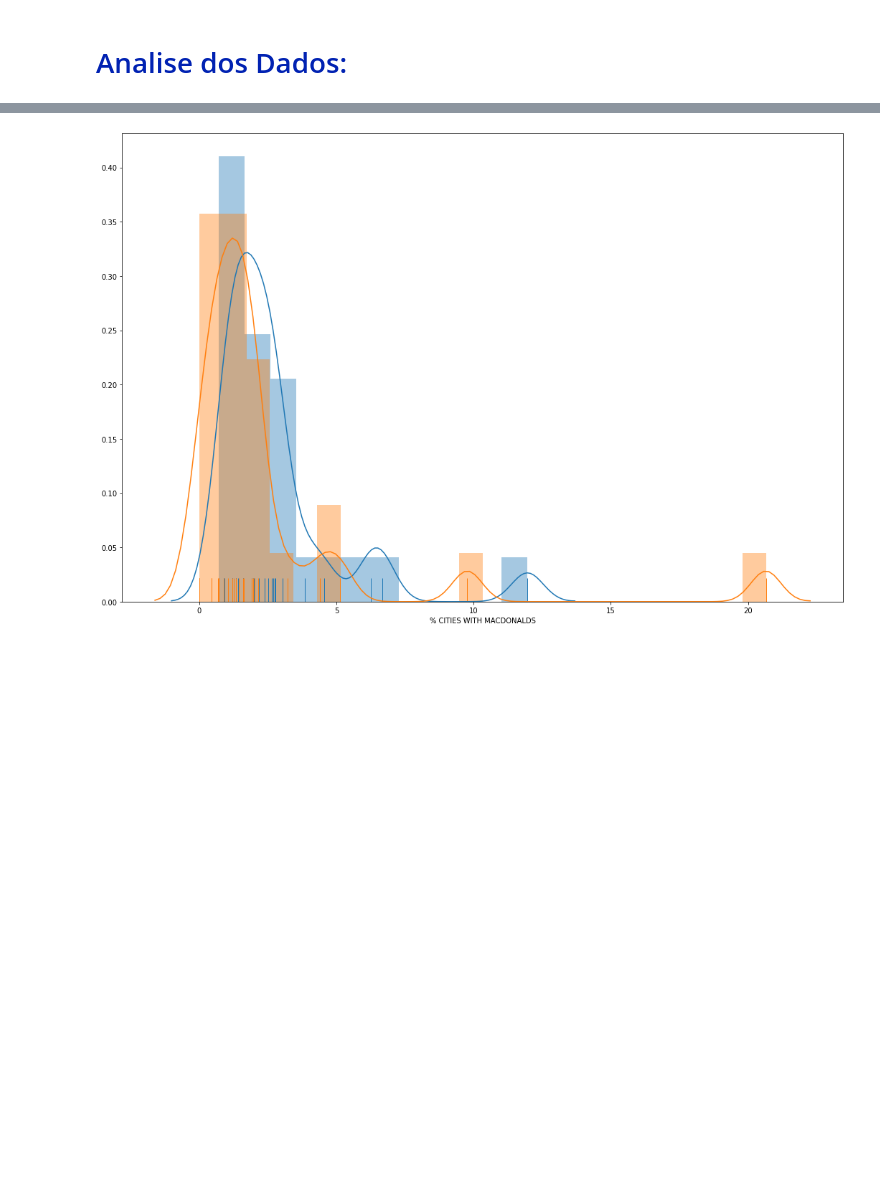
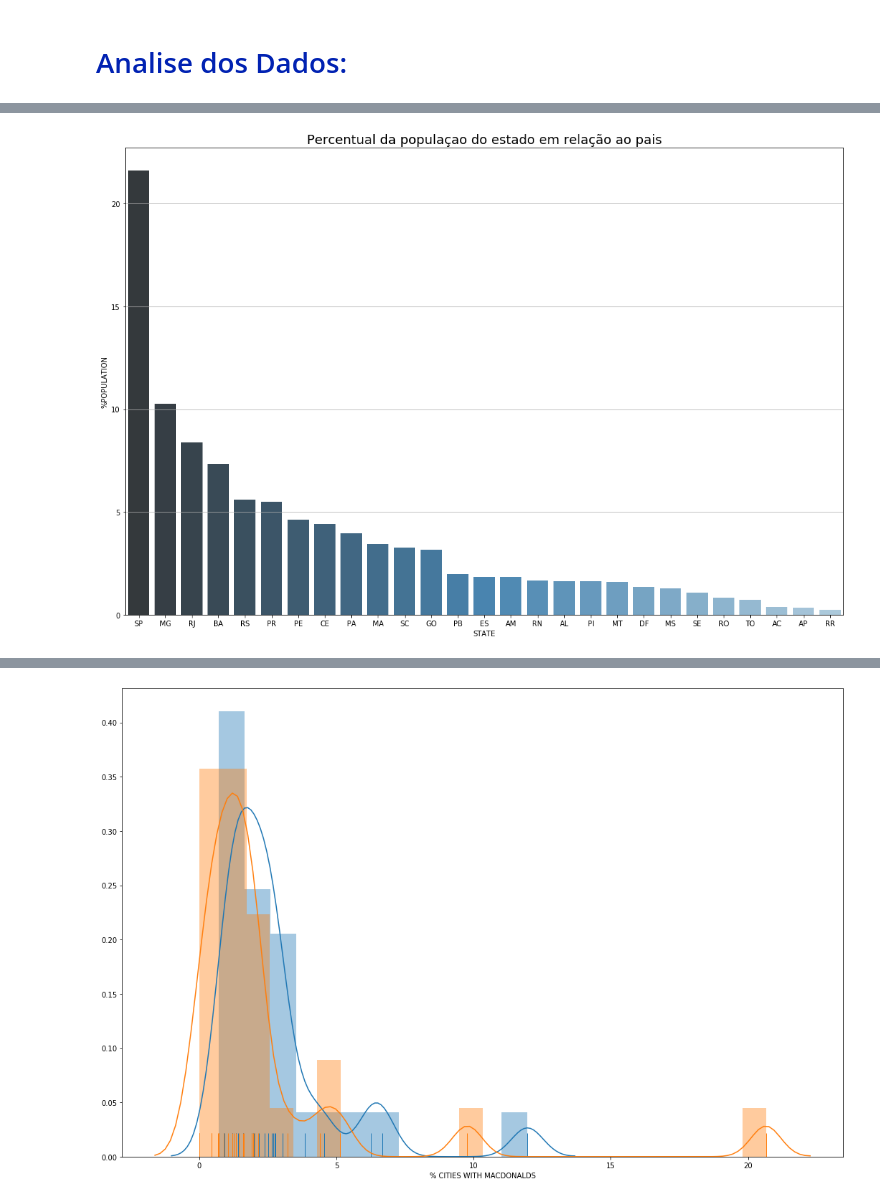
Before and after one commit to Igor-Arantes/Analise_municipios_brasileiros, a Jupyter notebook: Analise dos Municipios Brasileiros.ipynb, the cells around one changed output, grey strips where cells are left out. Cells and saved outputs as stored; diff of their text form; code cells hidden in the pictures; blank space fills up the shorter version.

```diff
--- a/Analise dos Municipios Brasileiros.ipynb
+++ b/Analise dos Municipios Brasileiros.ipynb
@@ -114,2 +121,10 @@ ax = sns.barplot(y='STATE', x='%CITIES', data=state_dataframe.sort_values(by=['%
+# %%
+plt.figure(figsize=(18,12))
+sns.barplot(x='STATE', y='%POPULATION', data=state_dataframe.sort_values(by=['%POPULATION'],ascending=False),palette="Blues_d")
+plt.title('Percentual da populaçao do estado em relação ao pais', fontsize=18)
+plt.grid(axis='y',linestyle='-')
+plt.show()
+# %% [output]
+[figure, added]
 # %%
 plt.figure(figsize=(18,12))
```
Also changed, not shown: parts of 11 cells of this notebook.
